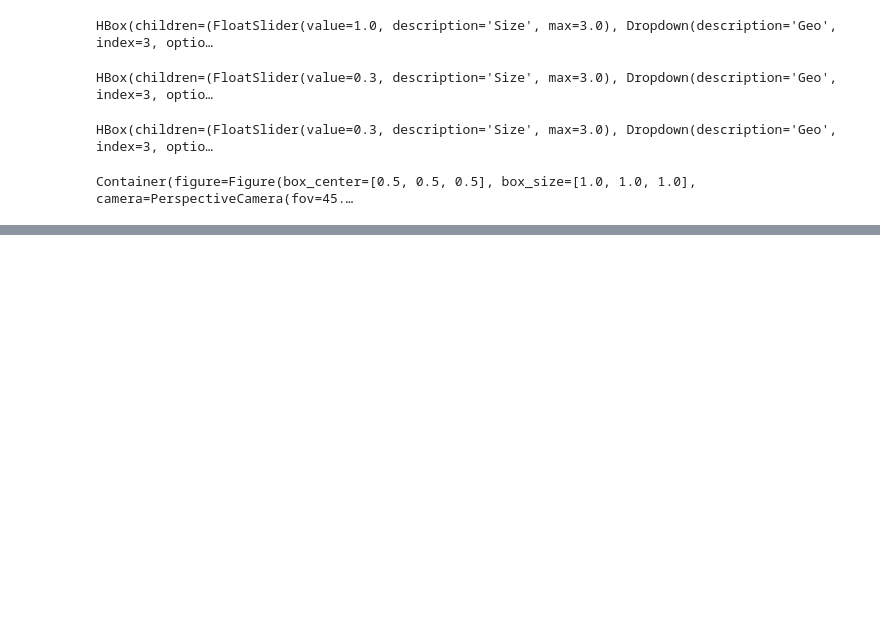
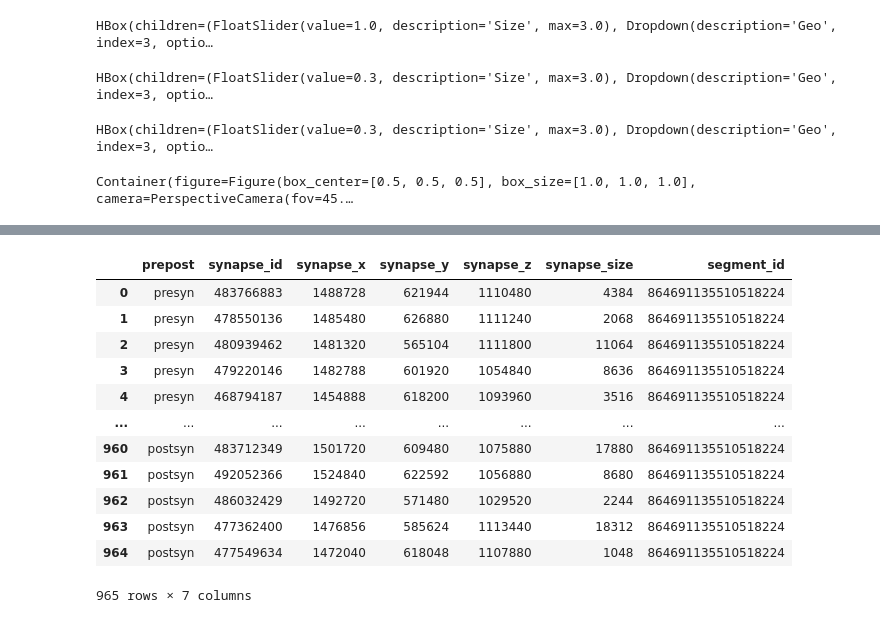
Before and after one commit to reimerlab/NEURD, a Jupyter notebook: Applications/autoproof_neuron_pipeline/neuron_pipeline_vp1_double_soma_small.ipynb, the cells around one changed output, grey strips where cells are left out. Saved outputs shown, nothing was run; the diff lists cells and outputs as text; code cells hidden in the pictures; blank space fills up the shorter version.

```diff
--- a/Applications/autoproof_neuron_pipeline/neuron_pipeline_vp1_double_soma_small.ipynb
+++ b/Applications/autoproof_neuron_pipeline/neuron_pipeline_vp1_double_soma_small.ipynb
@@ -556,0 +1077,16 @@ Container(figure=Figure(box_center=[0.5, 0.5, 0.5], box_size=[1.0, 1.0, 1.0], ca
+# %%
+df
+# %% [output]
+|  | prepost | synapse_id | synapse_x | synapse_y | synapse_z | synapse_size | segment_id |
+| 0 | presyn | 483766883 | 1488728 | 621944 | 1110480 | 4384 | 864691135510518224 |
+| 1 | presyn | 478550136 | 1485480 | 626880 | 1111240 | 2068 | 864691135510518224 |
+| 2 | presyn | 480939462 | 1481320 | 565104 | 1111800 | 11064 | 864691135510518224 |
+| 3 | presyn | 479220146 | 1482788 | 601920 | 1054840 | 8636 | 864691135510518224 |
+| 4 | presyn | 468794187 | 1454888 | 618200 | 1093960 | 3516 | 864691135510518224 |
+| ... | ... | ... | ... | ... | ... | ... | ... |
+| 960 | postsyn | 483712349 | 1501720 | 609480 | 1075880 | 17880 | 864691135510518224 |
+| 961 | postsyn | 492052366 | 1524840 | 622592 | 1056880 | 8680 | 864691135510518224 |
+| 962 | postsyn | 486032429 | 1492720 | 571480 | 1029520 | 2244 | 864691135510518224 |
+| 963 | postsyn | 477362400 | 1476856 | 585624 | 1113440 | 18312 | 864691135510518224 |
+| 964 | postsyn | 477549634 | 1472040 | 618048 | 1107880 | 1048 | 864691135510518224 |
+965 rows × 7 columns
```
Also changed, not shown: parts of 40 cells of this notebook, 18 other files.
